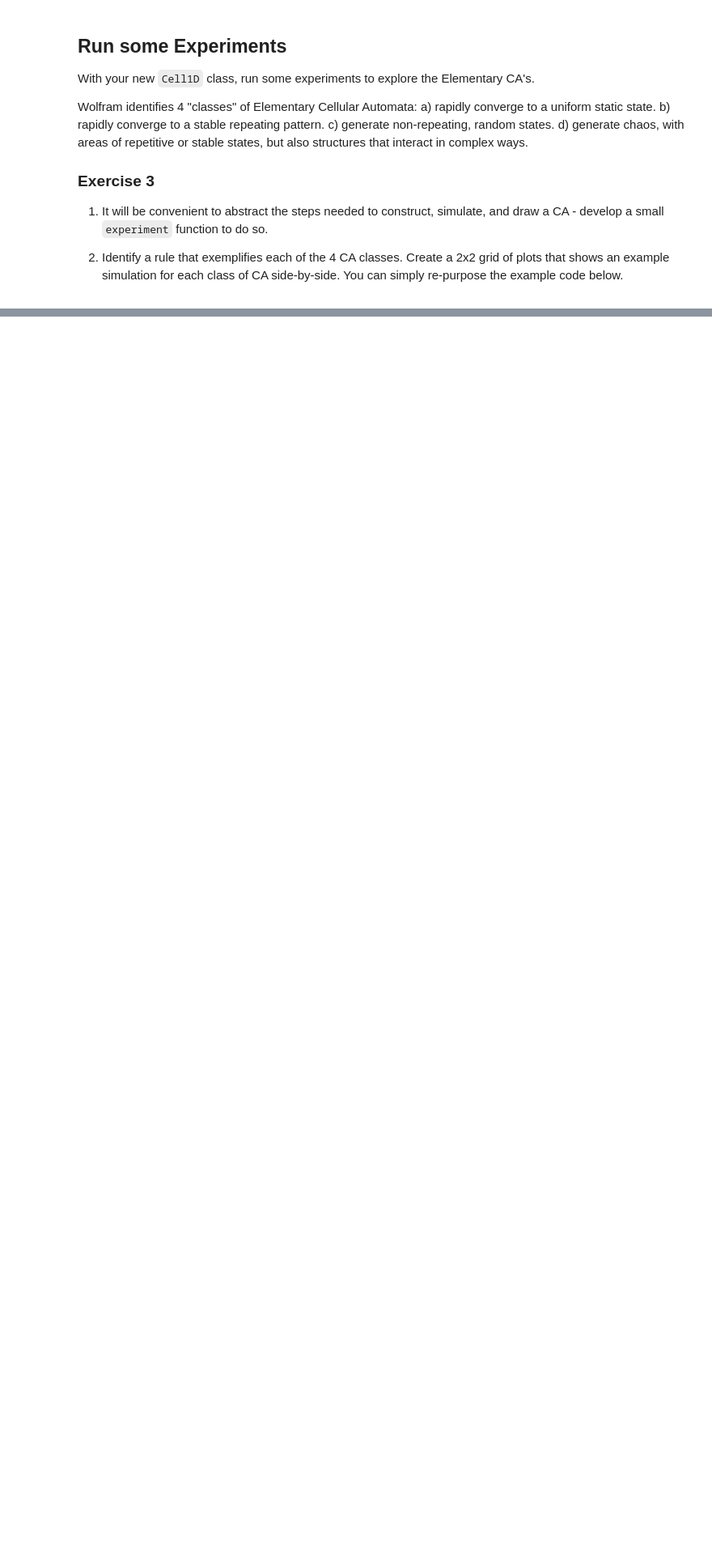
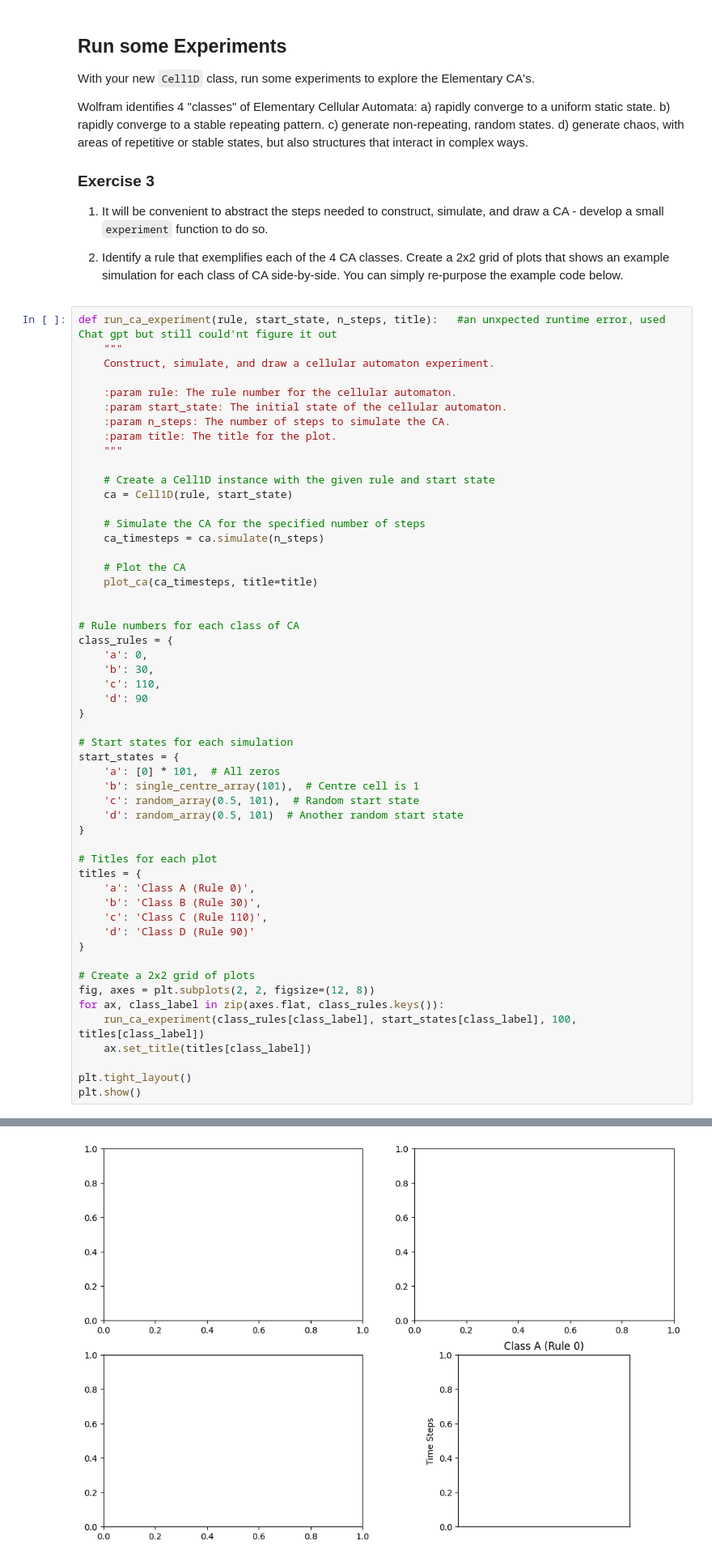
Before and after one commit to Vashusingh44/cap-comp215, a Jupyter notebook: labs/lab05-CA-1D.ipynb, the cells around one changed output, grey strips where cells are left out. Shown at 81% size. Cells and saved outputs as stored; diff of their text form; blank space fills up the shorter version.

```diff
--- a/labs/lab05-CA-1D.ipynb
+++ b/labs/lab05-CA-1D.ipynb
@@ -233,3 +233,57 @@ Wolfram identifies 4 "classes" of Elementary Cellular Automata:
 2. Identify a rule that exemplifies each of the 4 CA classes.
    Create a 2x2 grid of plots that shows an example simulation for each class of CA side-by-side.
    You can simply re-purpose the example code below.
+# %%
+def run_ca_experiment(rule, start_state, n_steps, title):   #an unxpected runtime error, used Chat gpt but still could'nt figure it out
+    """
+    Construct, simulate, and draw a cellular automaton experiment.
+
+    :param rule: The rule number for the cellular automaton.
+    :param start_state: The initial state of the cellular automaton.
+    :param n_steps: The number of steps to simulate the CA.
+    :param title: The title for the plot.
+    """
+
+    # Create a Cell1D instance with the given rule and start state
+    ca = Cell1D(rule, start_state)
+
+    # Simulate the CA for the specified number of steps
+    ca_timesteps = ca.simulate(n_steps)
+
+    # Plot the CA
+    plot_ca(ca_timesteps, title=title)
+
+
+# Rule numbers for each class of CA
+class_rules = {
+    'a': 0,
+    'b': 30,
+    'c': 110,
+    'd': 90
+}
+
+# Start states for each simulation
+start_states = {
+    'a': [0] * 101,  # All zeros
+    'b': single_centre_array(101),  # Centre cell is 1
+    'c': random_array(0.5, 101),  # Random start state
+    'd': random_array(0.5, 101)  # Another random start state
+}
+
+# Titles for each plot
+titles = {
+    'a': 'Class A (Rule 0)',
+    'b': 'Class B (Rule 30)',
+    'c': 'Class C (Rule 110)',
+    'd': 'Class D (Rule 90)'
+}
+
+# Create a 2x2 grid of plots
+fig, axes = plt.subplots(2, 2, figsize=(12, 8))
+for ax, class_label in zip(axes.flat, class_rules.keys()):
+    run_ca_experiment(class_rules[class_label], start_states[class_label], 100, titles[class_label])
+    ax.set_title(titles[class_label])
+
+plt.tight_layout()
+plt.show()
+# %% [output]
@@ -236,3 +291,4 @@ Wolfram identifies 4 "classes" of Elementary Cellular Automata:
+[figure, added]
 # %% [markdown]
 #### Sample code for creating a 2x2 grid of plots
 # %%
```
Also changed, not shown: parts of 5 cells of this notebook.
